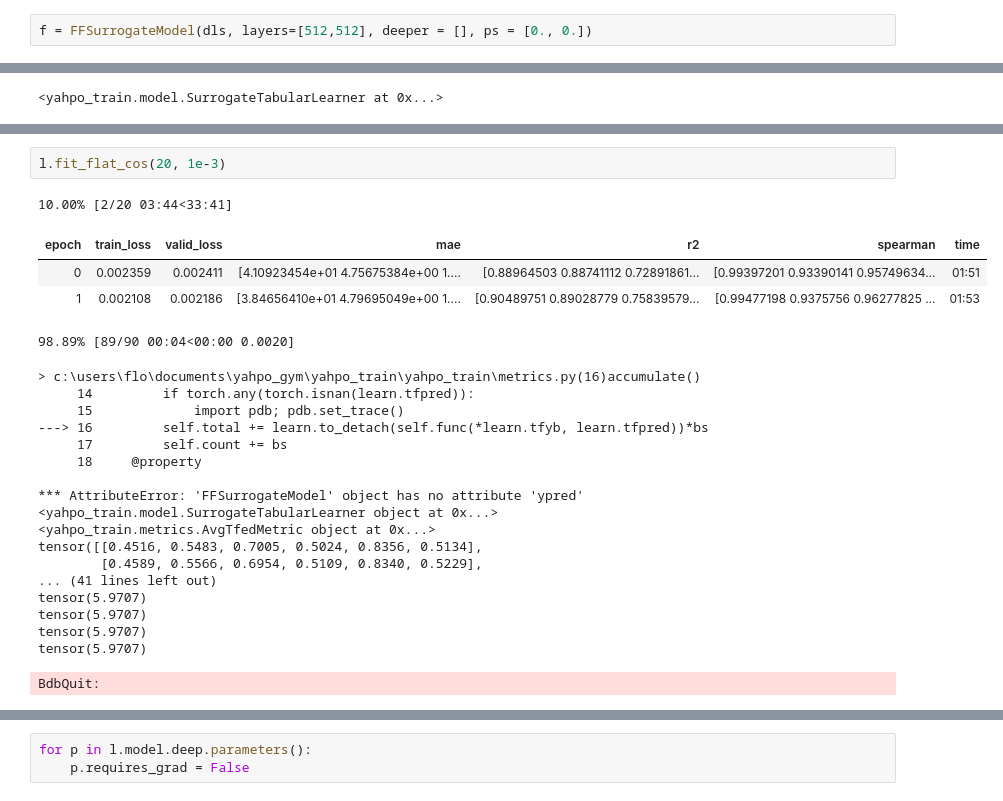
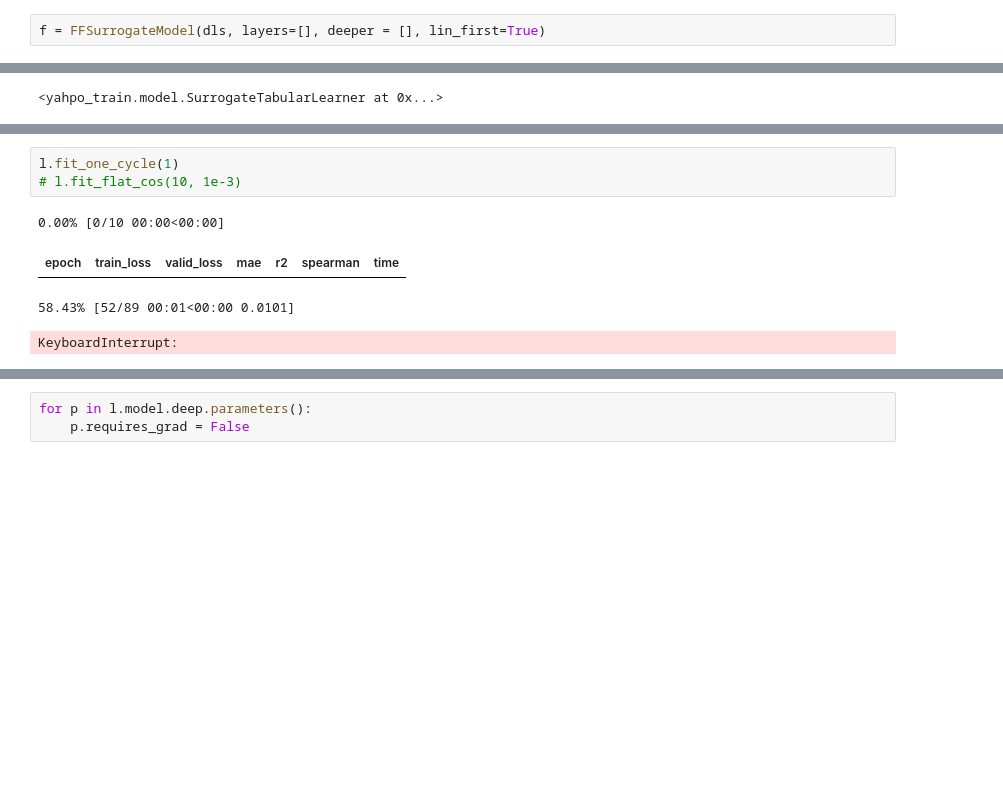
Before and after one commit to slds-lmu/yahpo_gym, a Jupyter notebook: yahpo_gym/notebooks/NB.ipynb, the cells around one changed output, grey strips where cells are left out. Saved outputs shown, nothing was run; the diff lists cells and outputs as text; blank space fills up the shorter version.

```diff
--- a/yahpo_gym/notebooks/NB.ipynb
+++ b/yahpo_gym/notebooks/NB.ipynb
@@ -13,4 +13,4 @@ The autoreload extension is already loaded. To reload it, use:
 cfg = cfg("lcbench")
 dls = dl_from_config(cfg, bs=2048)
 # %%
-f = FFSurrogateModel(dls, layers=[512,512], deeper = [], ps = [0., 0.])
+f = FFSurrogateModel(dls, layers=[], deeper = [], lin_first=True)
@@ -31,26 +23,8 @@ SuggestedLRs(valley=0.00017060824029613286)
 # %%
-l.fit_flat_cos(20, 1e-3)
+l.fit_one_cycle(1)
+# l.fit_flat_cos(10, 1e-3)
 # %% [output]
-10.00% [2/20 03:44<33:41]
+0.00% [0/10 00:00<00:00]
 | epoch | train_loss | valid_loss | mae | r2 | spearman | time |
-| 0 | 0.002359 | 0.002411 | [4.10923454e+01 4.75675384e+00 1.... | [0.88964503 0.88741112 0.72891861... | [0.99397201 0.93390141 0.95749634... | 01:51 |
-| 1 | 0.002108 | 0.002186 | [3.84656410e+01 4.79695049e+00 1.... | [0.90489751 0.89028779 0.75839579... | [0.99477198 0.9375756 0.96277825 ... | 01:53 |
-98.89% [89/90 00:04<00:00 0.0020]
+58.43% [52/89 00:01<00:00 0.0101]
-> c:\users\flo\documents\yahpo_gym\yahpo_train\yahpo_train\metrics.py(16)accumulate()
-     14         if torch.any(torch.isnan(learn.tfpred)):
-     15             import pdb; pdb.set_trace()
----> 16         self.total += learn.to_detach(self.func(*learn.tfyb, learn.tfpred))*bs
-     17         self.count += bs
-     18     @property
-
-*** AttributeError: 'FFSurrogateModel' object has no attribute 'ypred'
-<yahpo_train.model.SurrogateTabularLearner object at 0x...>
-<yahpo_train.metrics.AvgTfedMetric object at 0x...>
-tensor([[0.4516, 0.5483, 0.7005, 0.5024, 0.8356, 0.5134],
-        [0.4589, 0.5566, 0.6954, 0.5109, 0.8340, 0.5229],
-... (41 lines left out)
-tensor(5.9707)
-tensor(5.9707)
-tensor(5.9707)
-tensor(5.9707)
+KeyboardInterrupt:
-BdbQuit:
```
Also changed, not shown: parts of 7 cells of this notebook, 3 other files.
